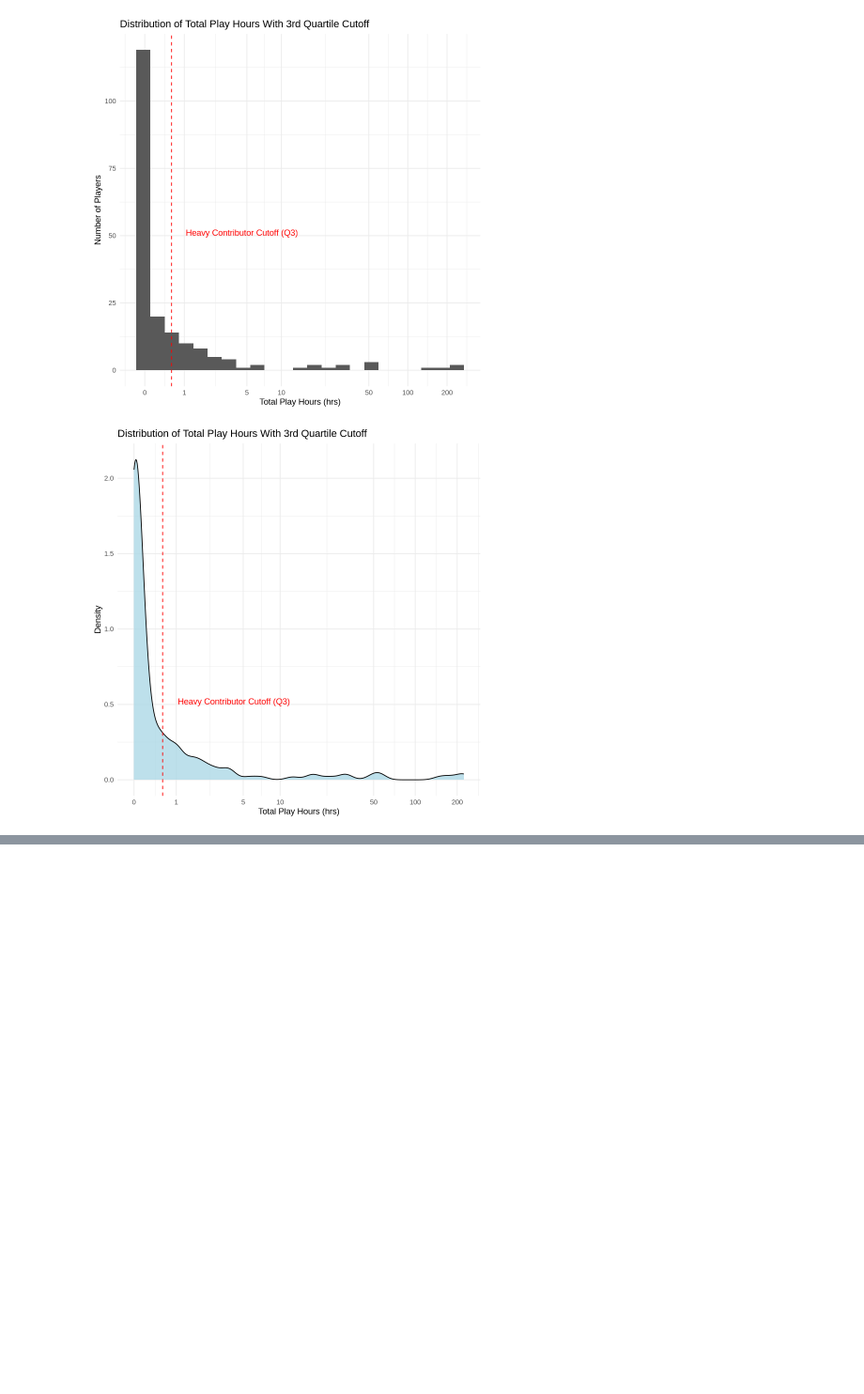
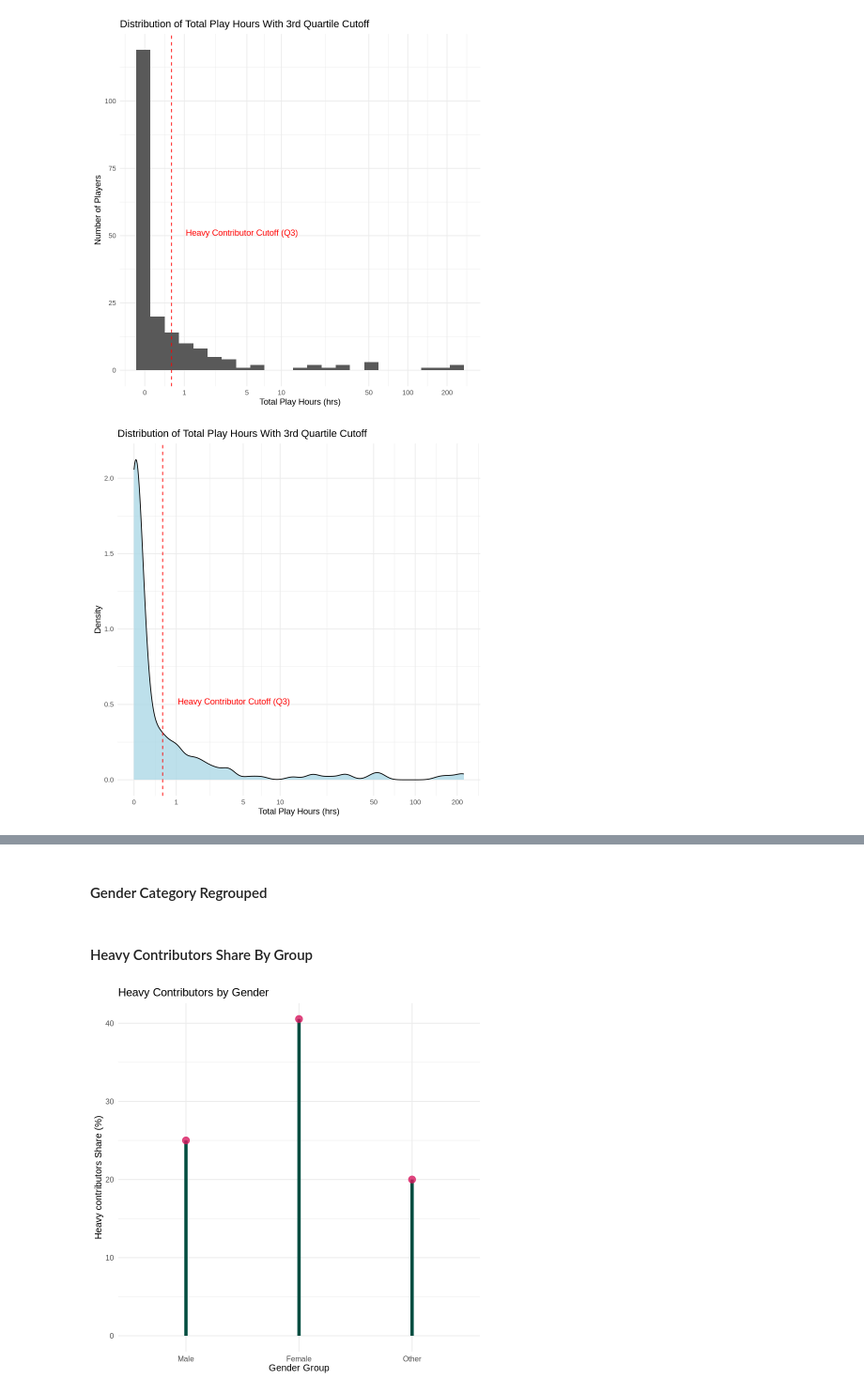
Before and after one commit to awu0521/Dsci-11, a Jupyter notebook: Planning Stage - Ahmed Alkarkhi/planning-alkarkhi.ipynb, the cells around one changed output, grey strips where cells are left out. Shown at 94% size. Drawn from its saved outputs; the diff is of its cells as text; code cells hidden in the pictures; blank space fills up the shorter version.

```diff
--- a/Planning Stage - Ahmed Alkarkhi/planning-alkarkhi.ipynb
+++ b/Planning Stage - Ahmed Alkarkhi/planning-alkarkhi.ipynb
@@ -267,0 +276,64 @@ heavy_density_plot
+# %% [markdown]
+#### Gender Category Regrouped
+# %%
+
+players_data_heavy <- players_data_heavy |>
+  mutate(
+    gender_group = case_when(
+        gender == "Male"   ~ "Male",
+        gender == "Female" ~ "Female",
+        # then group everything else, basically!
+        TRUE               ~ "Other"),
+    gender_group = factor(gender_group,
+                          levels = c("Male", "Female", "Other")))
+
+# players_data_heavy
+# %% [markdown]
+#### Heavy Contributors Share By Group
+# %%
+# By Gender
+heavy_contributor_by_gender <- players_data_heavy |>
+    group_by(gender_group) |>
+    summarize(contributor_total = n(),
+            heavy_total = sum(heavy_contributor == "Yes"),
+            heavy_per = round(100 * heavy_total / contributor_total, 2),
+            .groups = "drop")
+
+# heavy_contributor_by_gender
+# By Gender Plot:
+
+## ** THIS PLOT WON'T WORK ** ##
+
+# heavy_contributor_by_gender_plot <- heavy_contributor_by_gender |>
+#     ggplot(aes(x = gender_group, y = heavy_per, color = heavy_per)) +
+#     geom_point(alpha = 0.4) +
+#     labs(
+#         x = "Gender Group (Male, Female, Other)",
+#         y = "Heavy Contributors Share (%)",
+#         title = "Heavy Contributors by Experience"
+#         ) +
+#     scale_color_gradientn(
+#         colors = c("#004D40", "#1E88E5", "#D81B60"),
+#         limits = c(0, 100),
+#         name = "Heavy share (%)"
+#         ) +
+#     theme_minimal(base_size = 12)
+
+# heavy_contributor_by_gender_plot
+
+
+heavy_contributor_by_gender_plot <- heavy_contributor_by_gender |>
+    ggplot(aes(x = gender_group, y = heavy_per)) +
+    geom_segment(aes(xend = gender_group, y = 0, yend = heavy_per),
+                 color = "#004D40", linewidth = 2) +
+    geom_point(alpha = 0.8, size = 4, color = "#D81B60") +
+    labs(
+        title = "Heavy Contributors by Gender ",
+        x = "Gender Group",
+        y = "Heavy contributors Share (%)"
+        ) +
+    theme_minimal(base_size = 12)
+
+heavy_contributor_by_gender_plot
+# %% [output]
+[figure, added]
```
Also changed, not shown: parts of 10 cells of this notebook.
